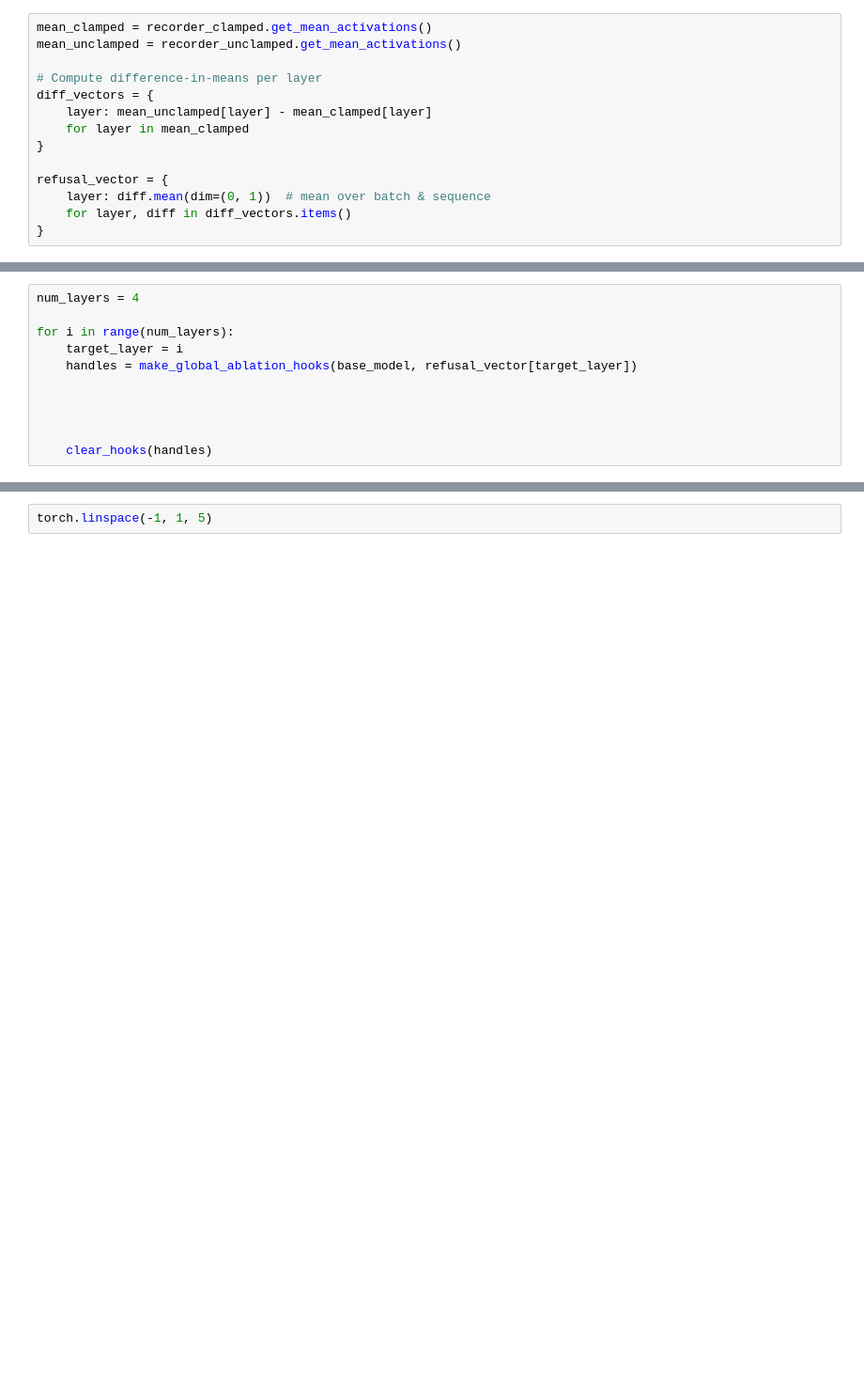
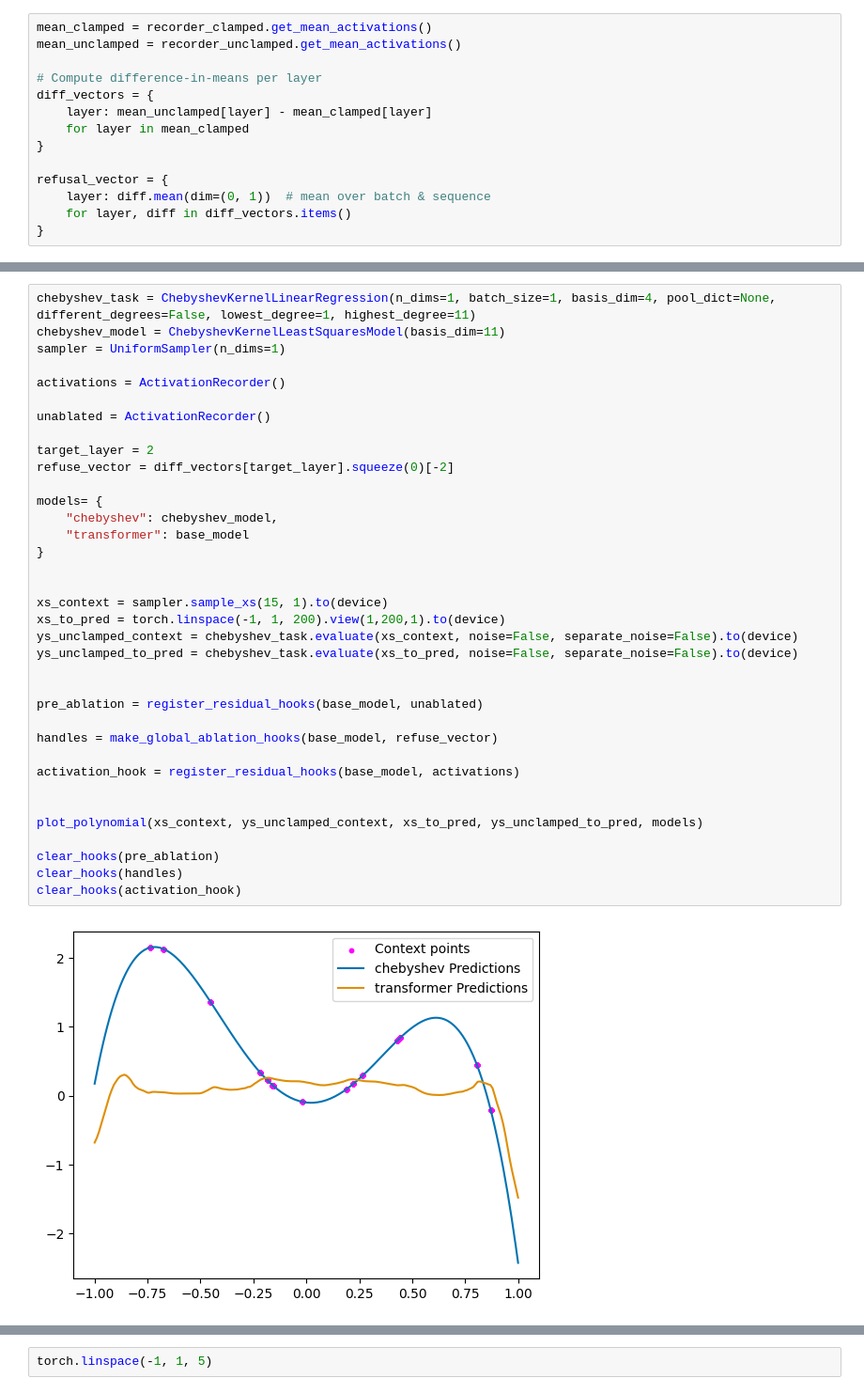
Before and after one commit to DylanDavi5/Refusal_Chebyshev, a Jupyter notebook: src/interp.ipynb, the cells around one changed output, grey strips where cells are left out. Shown: that part at 94% size. Cells and saved outputs as stored; diff of their text form; blank space fills up the shorter version.

Commit message:
added plotting and basic checkpoint testing pipeline

```diff
--- a/src/interp.ipynb
+++ b/src/interp.ipynb
@@ -305,11 +294,38 @@ plt.legend()
-# %%
-num_layers = 4
-
-for i in range(num_layers):
-    target_layer = i
-    handles = make_global_ablation_hooks(base_model, refusal_vector[target_layer])
-
-
-
-
-    clear_hooks(handles)
+# %%
+chebyshev_task = ChebyshevKernelLinearRegression(n_dims=1, batch_size=1, basis_dim=4, pool_dict=None, different_degrees=False, lowest_degree=1, highest_degree=11)
+chebyshev_model = ChebyshevKernelLeastSquaresModel(basis_dim=11)
+sampler = UniformSampler(n_dims=1)
+
+activations = ActivationRecorder()
+
+unablated = ActivationRecorder()
+
+target_layer = 2
+refuse_vector = diff_vectors[target_layer].squeeze(0)[-2]
+
+models= {
+    "chebyshev": chebyshev_model,
+    "transformer": base_model
+}
+
+
+xs_context = sampler.sample_xs(15, 1).to(device)
+xs_to_pred = torch.linspace(-1, 1, 200).view(1,200,1).to(device)
+ys_unclamped_context = chebyshev_task.evaluate(xs_context, noise=False, separate_noise=False).to(device)
+ys_unclamped_to_pred = chebyshev_task.evaluate(xs_to_pred, noise=False, separate_noise=False).to(device)
+
+
+pre_ablation = register_residual_hooks(base_model, unablated)
+
+handles = make_global_ablation_hooks(base_model, refuse_vector)
+
+activation_hook = register_residual_hooks(base_model, activations)
+
+
+plot_polynomial(xs_context, ys_unclamped_context, xs_to_pred, ys_unclamped_to_pred, models)
+
+clear_hooks(pre_ablation)
+clear_hooks(handles)
+clear_hooks(activation_hook)
+# %% [output]
+[figure, added]
```
Also changed, not shown: parts of 40 cells of this notebook, 8 other files.
